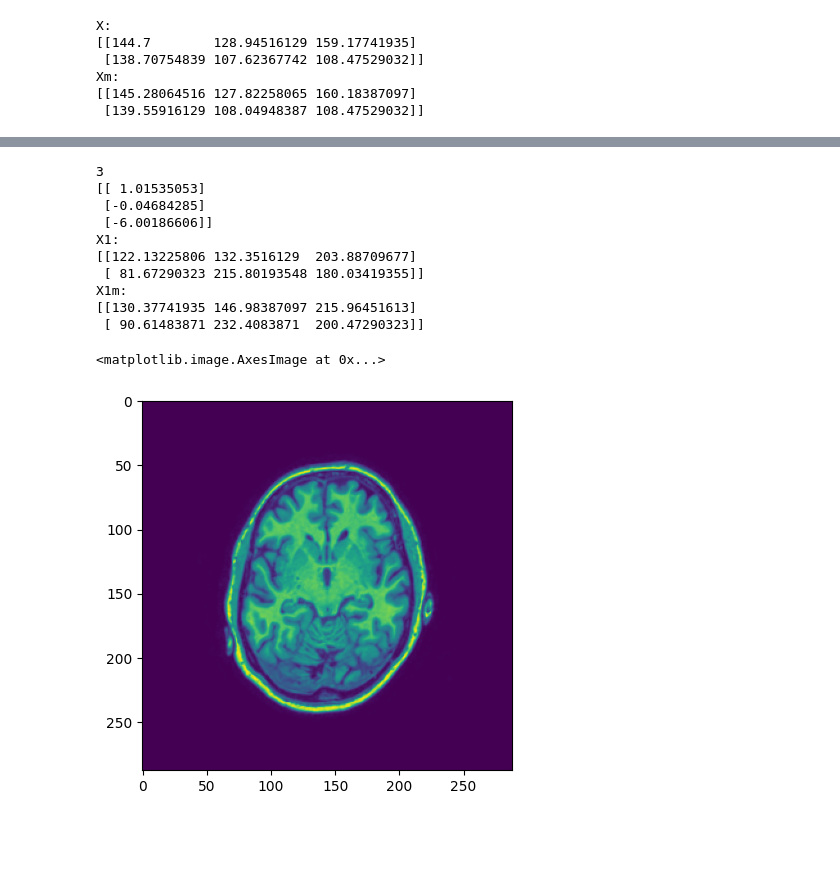
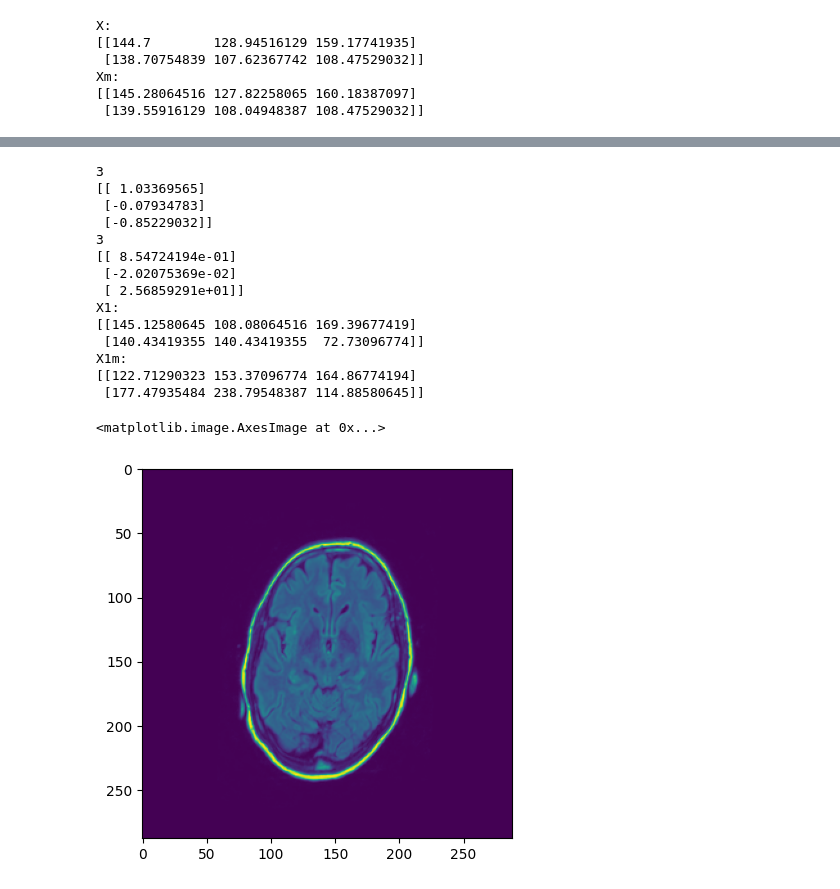
Before and after one commit to KarlijnCornelissen/MIA-group-8, a Jupyter notebook: 1.6_Registration_project.ipynb, the cells around one changed output, grey strips where cells are left out. Drawn from its saved outputs; the diff is of its cells as text; code cells hidden in the pictures; blank space fills up the shorter version.

Commit message:
Ook voor image t2 opdracht B gemaakt

```diff
--- a/1.6_Registration_project.ipynb
+++ b/1.6_Registration_project.ipynb
@@ -141,44 +141,59 @@ sys.path.append("../code")
 import registration_util as util
 import registration as reg
 import numpy as np
 import matplotlib.pyplot as plt
 
 I_path1 = '../image_data/2_1_t1.tif'
 Im_path1d = '../image_data/2_1_t1_d.tif'
 I_path2 = '../image_data/2_1_t2.tif'
 
 Image1 = plt.imread(I_path1)
 Image1d = plt.imread(Im_path1d)
 Image2 = plt.imread(I_path2)
 
 X1, X1m = util.cpselect(I_path1, Im_path1d)
 
 if X1.shape[1] < 2:
     raise ValueError('Number of points should be at least 2')
 X1_h = util.c2h(X1)
 X1m_h = util.c2h(X1m)
-T = reg.ls_affine(X1_h, X1m_h)
+T1 = reg.ls_affine(X1_h, X1m_h)
 
-It, Xt = reg.image_transform(Image1d, T)
+It1, Xt1 = reg.image_transform(Image1d, T1)
+
+X1, X2 = util.cpselect(I_path1, I_path2)
+
+if X1.shape[1] < 2:
+    raise ValueError('Number of points should be at least 2')
+X1_h = util.c2h(X1)
+X2_h = util.c2h(X2)
+T2 = reg.ls_affine(X1_h, X2_h)
+
+It2, Xt2 = reg.image_transform(Image2, T2)
 
 print('X1:\n{}'.format(X1))
 print('X1m:\n{}'.format(X1m))
 
 plt.figure()
-plt.imshow(It)
+plt.imshow(It1)
+plt.imshow(It2)
 # %% [output]
 3
-[[ 1.01535053]
- [-0.04684285]
- [-6.00186606]]
+[[ 1.03369565]
+ [-0.07934783]
+ [-0.85229032]]
+3
+[[ 8.54724194e-01]
+ [-2.02075369e-02]
+ [ 2.56859291e+01]]
 X1:
-[[122.13225806 132.3516129  203.88709677]
- [ 81.67290323 215.80193548 180.03419355]]
+[[145.12580645 108.08064516 169.39677419]
+ [140.43419355 140.43419355  72.73096774]]
 X1m:
-[[130.37741935 146.98387097 215.96451613]
- [ 90.61483871 232.4083871  200.47290323]]
+[[122.71290323 153.37096774 164.86774194]
+ [177.47935484 238.79548387 114.88580645]]
 <matplotlib.image.AxesImage at 0x...>
-[figure, old version]
+[figure, new version]
 # %% [markdown]
 <div id="evaluation"></div>
 
```
